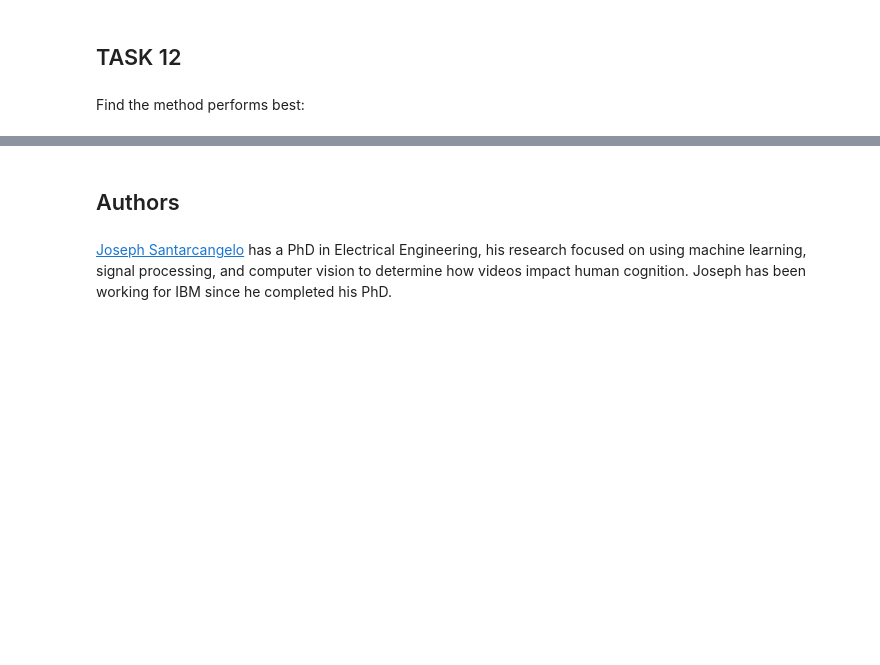
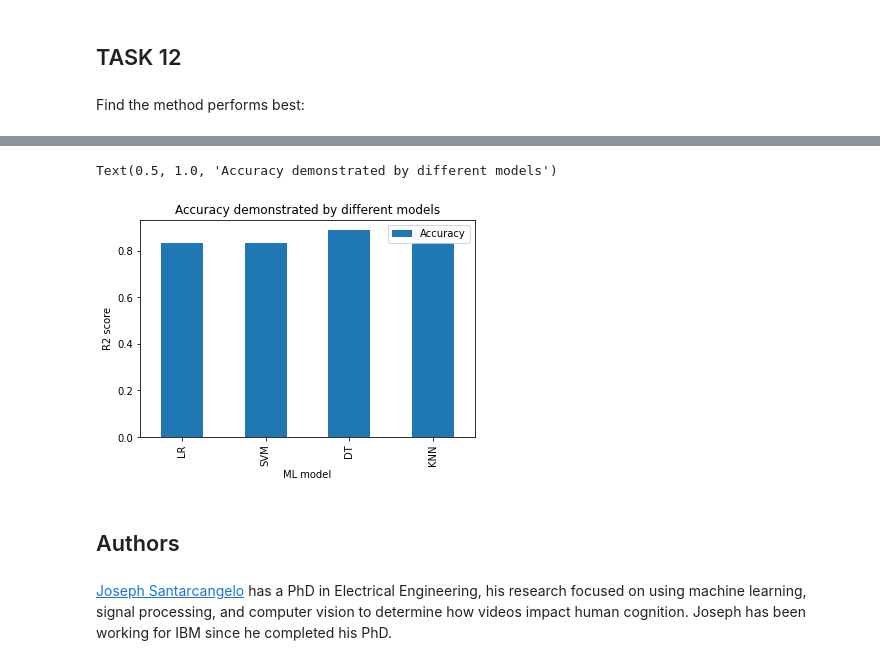
Before and after one commit to wertochka/capstone-assignment, a Jupyter notebook: Machine Learning Prediction.ipynb, the cells around one changed output, grey strips where cells are left out. Saved outputs shown, nothing was run; the diff lists cells and outputs as text; code cells hidden in the pictures; blank space fills up the shorter version.

```diff
--- a/Machine Learning Prediction.ipynb
+++ b/Machine Learning Prediction.ipynb
@@ -335,4 +335,12 @@ Report
 | 3 | KNN | 0.833333 |
+# %%
+Report.plot.bar(x = 'Method', y = 'Accuracy')
+plt.xlabel('ML model')
+plt.ylabel('R2 score')
+plt.title('Accuracy demonstrated by different models')
+# %% [output]
+Text(0.5, 1.0, 'Accuracy demonstrated by different models')
+[figure, added]
 # %% [markdown]
 ## Authors
 # %% [markdown]
```
Also changed, not shown: parts of 5 cells of this notebook.
